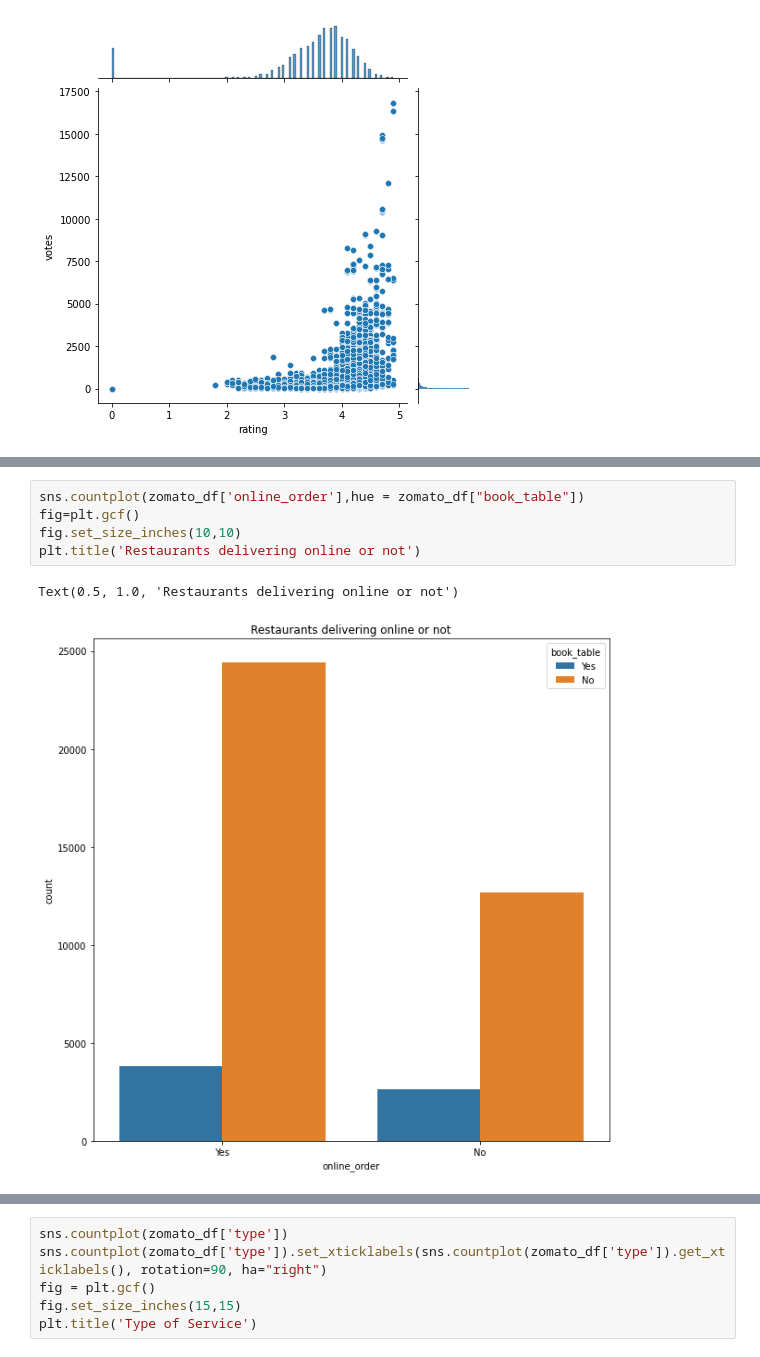
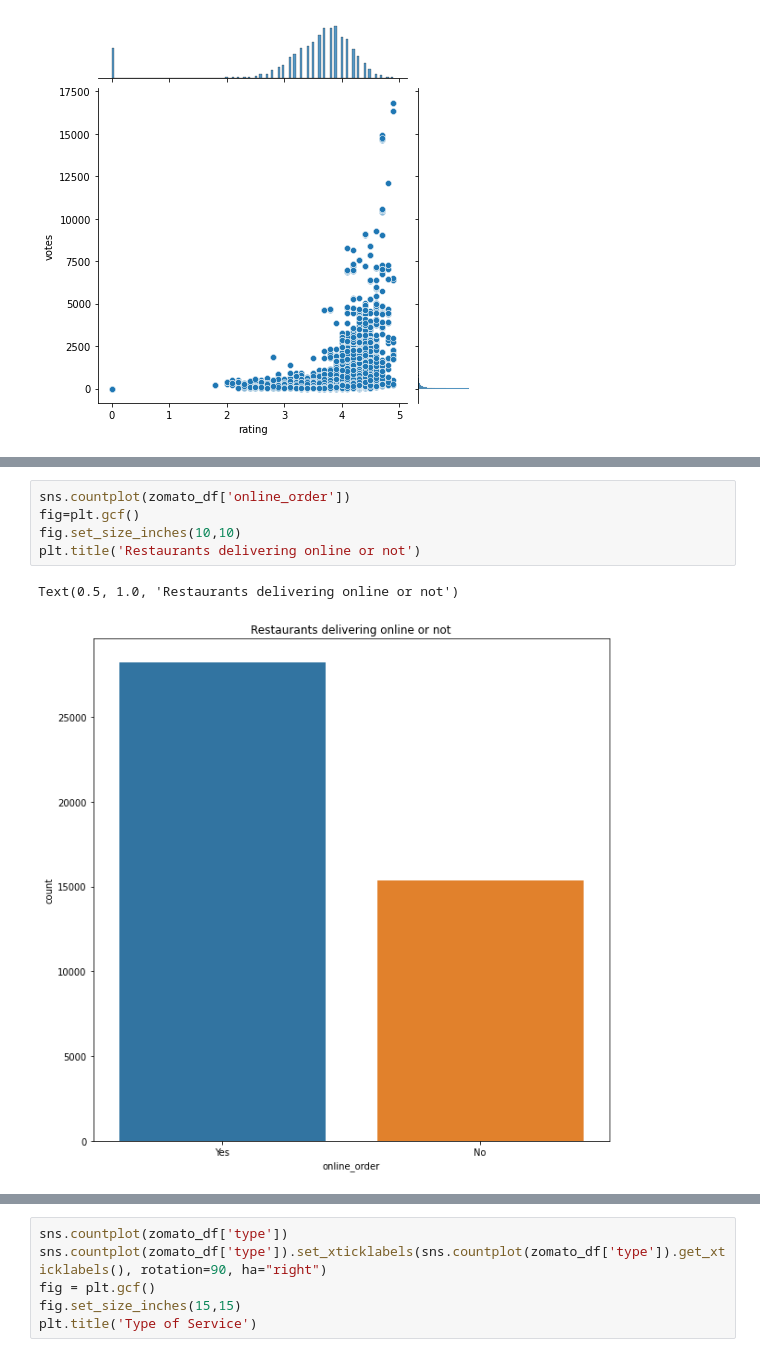
Before and after one commit to varshat/Machine-Learning-Projects, a Jupyter notebook: Restaurant Rating/Restaurant Rating EDA.ipynb, the cells around one changed output, grey strips where cells are left out. Saved outputs shown, nothing was run; the diff lists cells and outputs as text.

```diff
--- a/Restaurant Rating/Restaurant Rating EDA.ipynb
+++ b/Restaurant Rating/Restaurant Rating EDA.ipynb
@@ -325,11 +327,11 @@ plt.yticks(fontsize=10,fontweight='bold');
 # %%
-sns.countplot(zomato_df['online_order'],hue = zomato_df["book_table"])
+sns.countplot(zomato_df['online_order'])
 fig=plt.gcf()
 fig.set_size_inches(10,10)
 plt.title('Restaurants delivering online or not')
 # %% [output]
 Text(0.5, 1.0, 'Restaurants delivering online or not')
-[figure, old version]
+[figure, new version]
 # %%
 plt.rcParams['figure.figsize'] = (13, 9)
 Y = pd.crosstab(zomato_df['rating'], zomato_df['book_table'])
```
Also changed, not shown: parts of 13 cells of this notebook.
